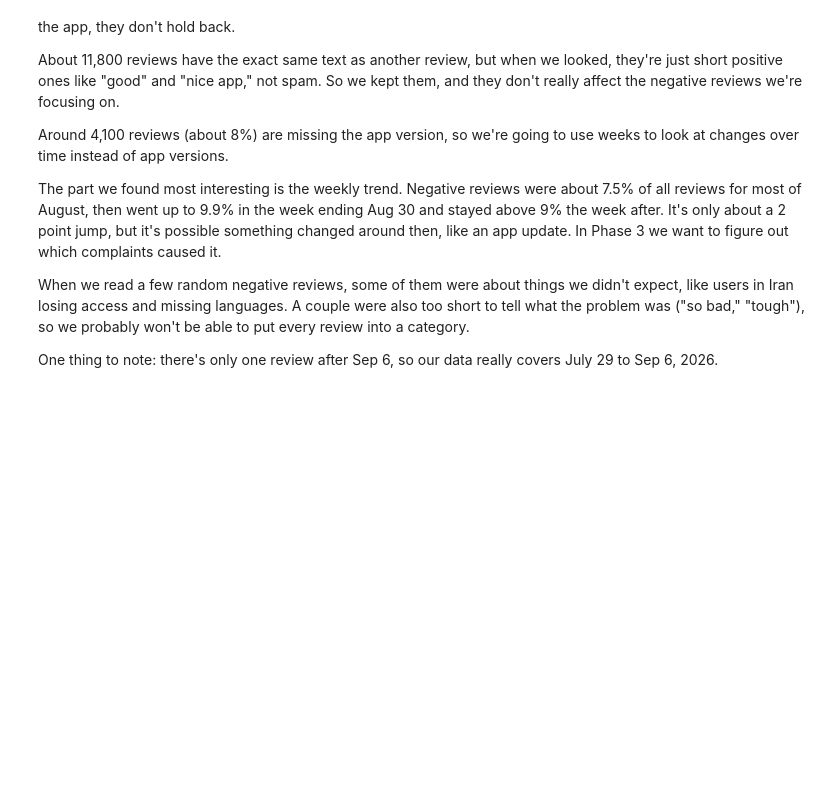
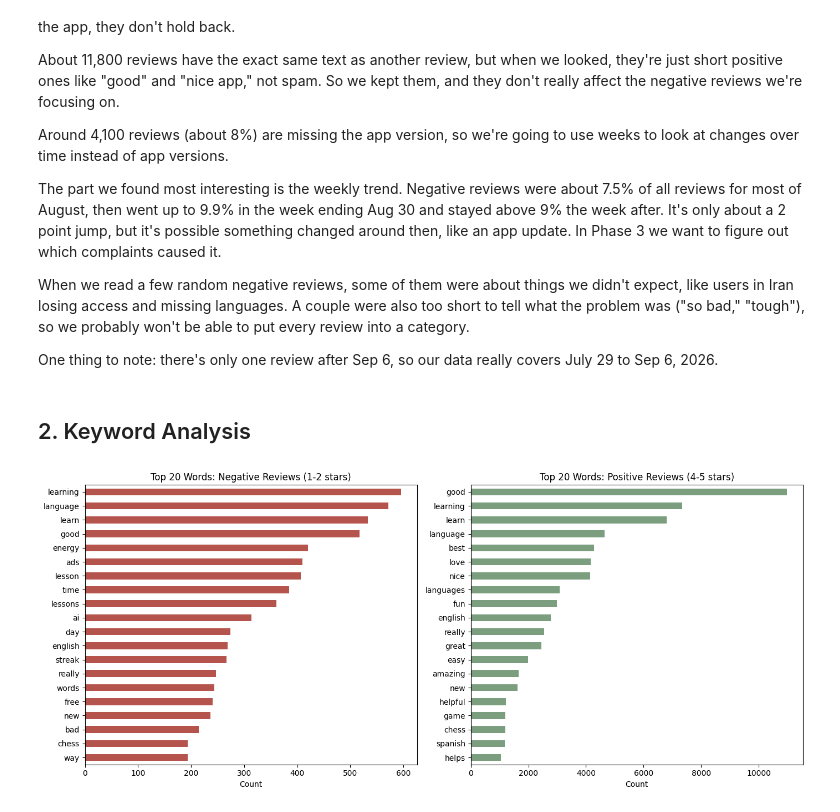
Before and after one commit to Teenna-Pachika/info4360-duolingo-reviews, a Jupyter notebook: notebooks/01_exploration_keywords_claude.ipynb, the cells around one changed output. Saved outputs shown, nothing was run; the diff lists cells and outputs as text; code cells hidden in the pictures; blank space fills up the shorter version.

Commit message:
Add keyword analysis, distinctive words and word cloud

```diff
--- a/notebooks/01_exploration_keywords_claude.ipynb
+++ b/notebooks/01_exploration_keywords_claude.ipynb
@@ -210,3 +210,46 @@ The part we found most interesting is the weekly trend. Negative reviews were ab
 When we read a few random negative reviews, some of them were about things we didn't expect, like users in Iran losing access and missing languages. A couple were also too short to tell what the problem was ("so bad," "tough"), so we probably won't be able to put every review into a category.
 
 One thing to note: there's only one review after Sep 6, so our data really covers July 29 to Sep 6, 2026.
+# %% [markdown]
+## 2. Keyword Analysis
+# %%
+# Importing tools for counting words
+from sklearn.feature_extraction.text import CountVectorizer, ENGLISH_STOP_WORDS
+
+# Making a stopword list: common English words, plus "duolingo", "app", leftover pieces of contractions (don't, doesn't),
+# and filler words that don't describe a complaint (just, like, use, want)
+STOP_WORDS = list(ENGLISH_STOP_WORDS) + [
+    "duolingo", "app",
+    "don", "doesn", "didn", "isn",
+    "just", "like", "use", "used", "using", "want",
+    "don", "doesn", "didn", "isn", "ve"
+]
+
+# Defining a function to find the most common words and two-word phrases
+def top_ngrams(texts, n=20):
+    """Return the n most common words and two-word phrases in a list of reviews."""
+    cv = CountVectorizer(stop_words=STOP_WORDS, ngram_range=(1, 2), min_df=5)
+    counts = cv.fit_transform(texts)
+    totals = counts.sum(axis=0).A1
+    return pd.Series(totals, index=cv.get_feature_names_out()).sort_values(ascending=False).head(n)
+# %%
+# Finding top words in negative and positive reviews
+pos = df[df["score"] >= 4]
+neg_words = top_ngrams(neg["content"])
+pos_words = top_ngrams(pos["content"])
+
+# Plotting them side by side
+fig, axes = plt.subplots(1, 2, figsize=(14, 6))
+
+neg_words.sort_values().plot(kind="barh", ax=axes[0], color=NEG_COLOR)
+axes[0].set_title("Top 20 Words: Negative Reviews (1-2 stars)")
+axes[0].set_xlabel("Count")
+
+pos_words.sort_values().plot(kind="barh", ax=axes[1], color="#7A9E7E")
+axes[1].set_title("Top 20 Words: Positive Reviews (4-5 stars)")
+axes[1].set_xlabel("Count")
+
+plt.tight_layout()
+plt.show()
+# %% [output]
+[figure, added]
```
Also changed, not shown: parts of 4 cells of this notebook.
